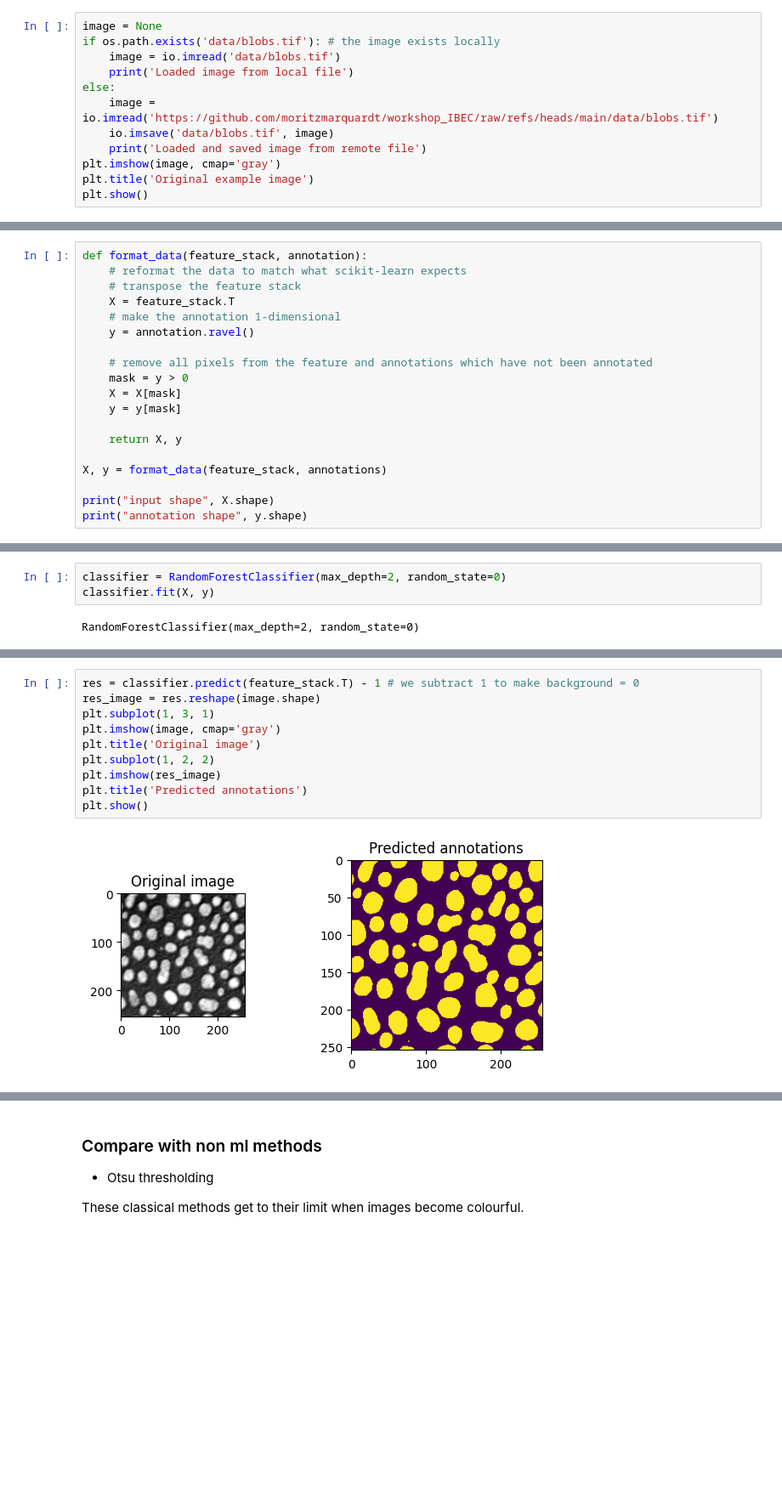
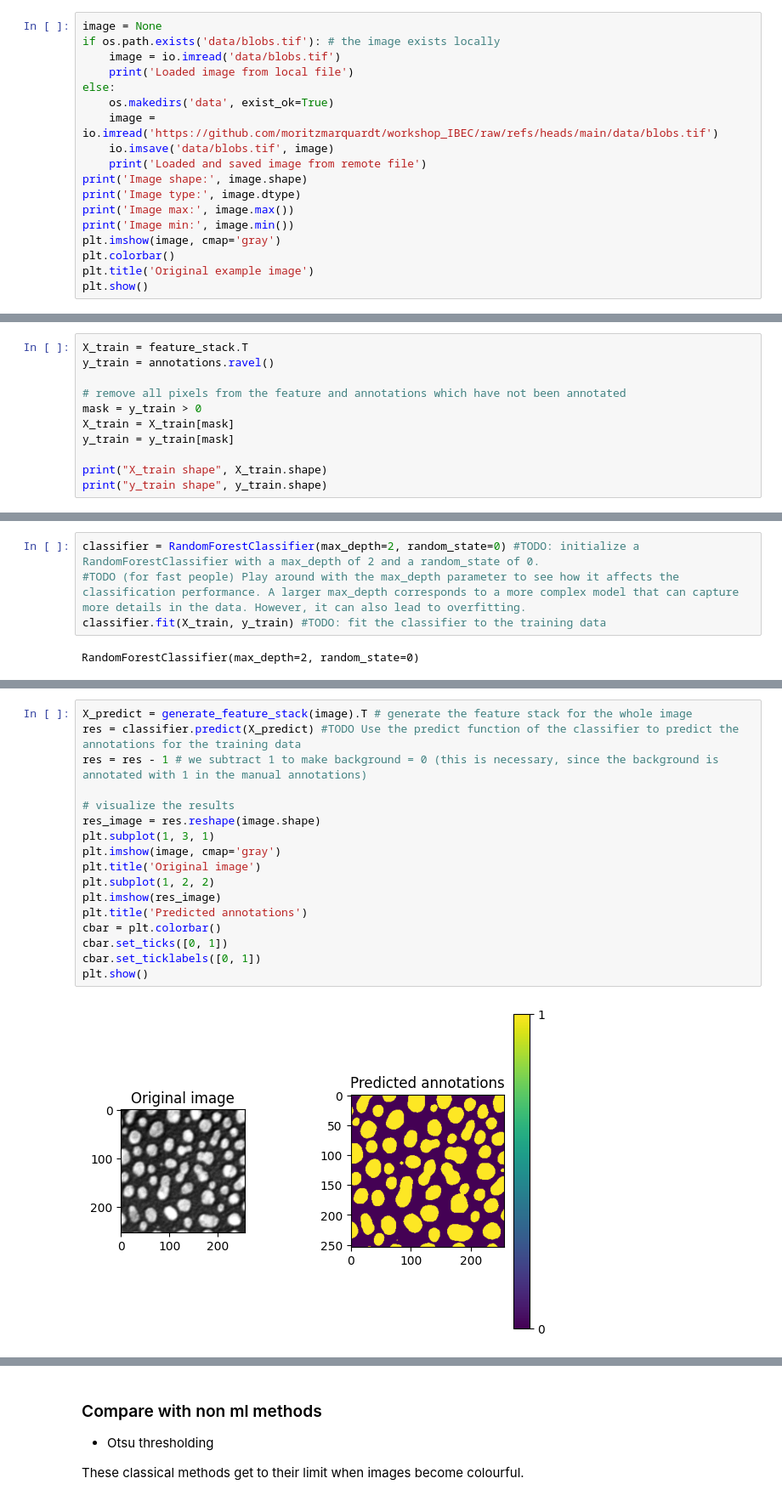
Before and after one commit to moritzmarquardt/workshop_IBEC, a Jupyter notebook: 02_cell_segmentation_classification_rfc.ipynb, the cells around one changed output, grey strips where cells are left out. Shown at 85% size. Saved outputs shown, nothing was run; the diff lists cells and outputs as text; blank space fills up the shorter version.

```diff
--- a/02_cell_segmentation_classification_rfc.ipynb
+++ b/02_cell_segmentation_classification_rfc.ipynb
@@ -32,10 +35,16 @@ if os.path.exists('data/blobs.tif'): # the image exists locally
     image = io.imread('data/blobs.tif')
     print('Loaded image from local file')
 else:
+    os.makedirs('data', exist_ok=True)
     image = io.imread('https://github.com/moritzmarquardt/workshop_IBEC/raw/refs/heads/main/data/blobs.tif')
     io.imsave('data/blobs.tif', image)
     print('Loaded and saved image from remote file')
+print('Image shape:', image.shape)
+print('Image type:', image.dtype)
+print('Image max:', image.max())
+print('Image min:', image.min())
 plt.imshow(image, cmap='gray')
+plt.colorbar()
 plt.title('Original example image')
 plt.show()
 # %% [output]
@@ -112,20 +175,12 @@ plt.show()
 # %%
-def format_data(feature_stack, annotation):
-    # reformat the data to match what scikit-learn expects
-    # transpose the feature stack
-    X = feature_stack.T
-    # make the annotation 1-dimensional
-    y = annotation.ravel()
+X_train = feature_stack.T
+y_train = annotations.ravel()
 
-    # remove all pixels from the feature and annotations which have not been annotated
-    mask = y > 0
-    X = X[mask]
-    y = y[mask]
+# remove all pixels from the feature and annotations which have not been annotated
+mask = y_train > 0
+X_train = X_train[mask]
+y_train = y_train[mask]
 
-    return X, y
-
-X, y = format_data(feature_stack, annotations)
-
-print("input shape", X.shape)
-print("annotation shape", y.shape)
+print("X_train shape", X_train.shape)
+print("y_train shape", y_train.shape)
 # %% [output]
@@ -134,5 +194,6 @@ annotation shape (4842,)
 # %%
-classifier = RandomForestClassifier(max_depth=2, random_state=0)
-classifier.fit(X, y)
+classifier = RandomForestClassifier(max_depth=2, random_state=0) #TODO: initialize a RandomForestClassifier with a max_depth of 2 and a random_state of 0.
+#TODO (for fast people) Play around with the max_depth parameter to see how it affects the classification performance. A larger max_depth corresponds to a more complex model that can capture more details in the data. However, it can also lead to overfitting.
+classifier.fit(X_train, y_train) #TODO: fit the classifier to the training data
 # %% [output]
 RandomForestClassifier(max_depth=2, random_state=0)
@@ -139,12 +205,19 @@ RandomForestClassifier(max_depth=2, random_state=0)
 # %%
-res = classifier.predict(feature_stack.T) - 1 # we subtract 1 to make background = 0
+X_predict = generate_feature_stack(image).T # generate the feature stack for the whole image
+res = classifier.predict(X_predict) #TODO Use the predict function of the classifier to predict the annotations for the training data
+res = res - 1 # we subtract 1 to make background = 0 (this is necessary, since the background is annotated with 1 in the manual annotations)
+
+# visualize the results
 res_image = res.reshape(image.shape)
 plt.subplot(1, 3, 1)
 plt.imshow(image, cmap='gray')
 plt.title('Original image')
 plt.subplot(1, 2, 2)
 plt.imshow(res_image)
 plt.title('Predicted annotations')
+cbar = plt.colorbar()
+cbar.set_ticks([0, 1])
+cbar.set_ticklabels([0, 1])
 plt.show()
 # %% [output]
-[figure, old version]
+[figure, new version]
```
Also changed, not shown: parts of 20 cells of this notebook.
